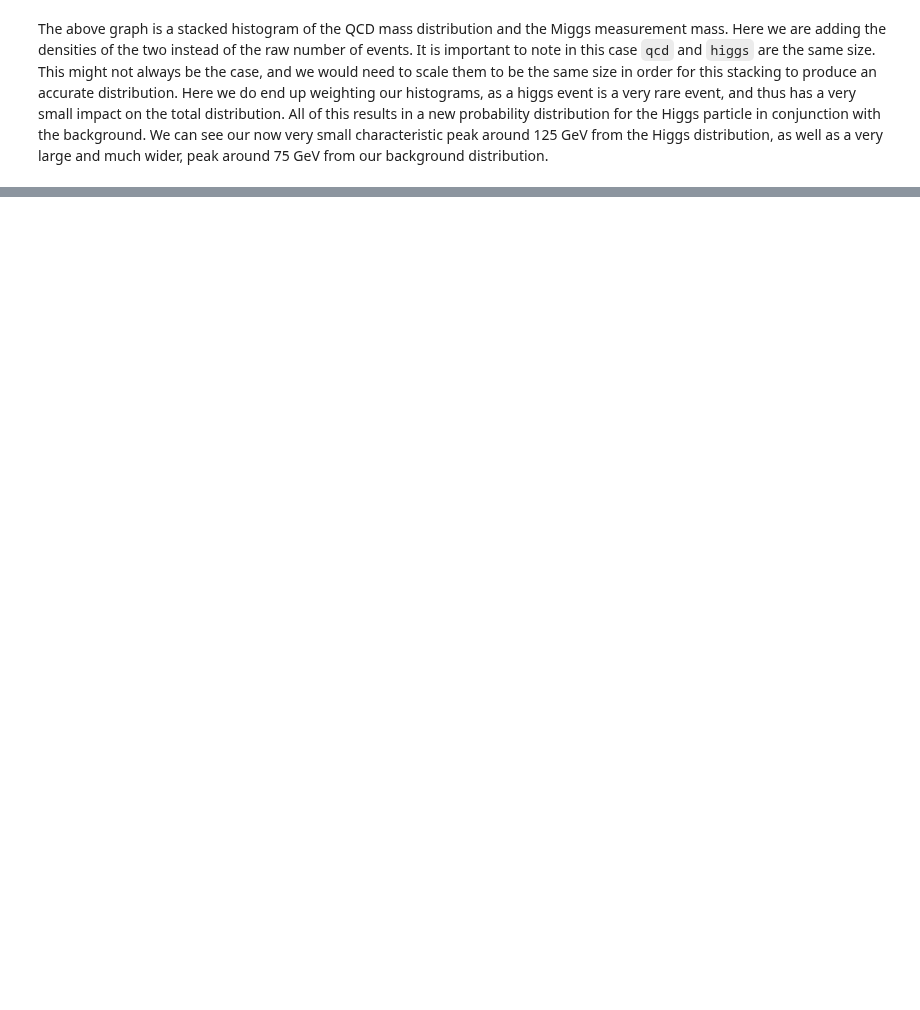
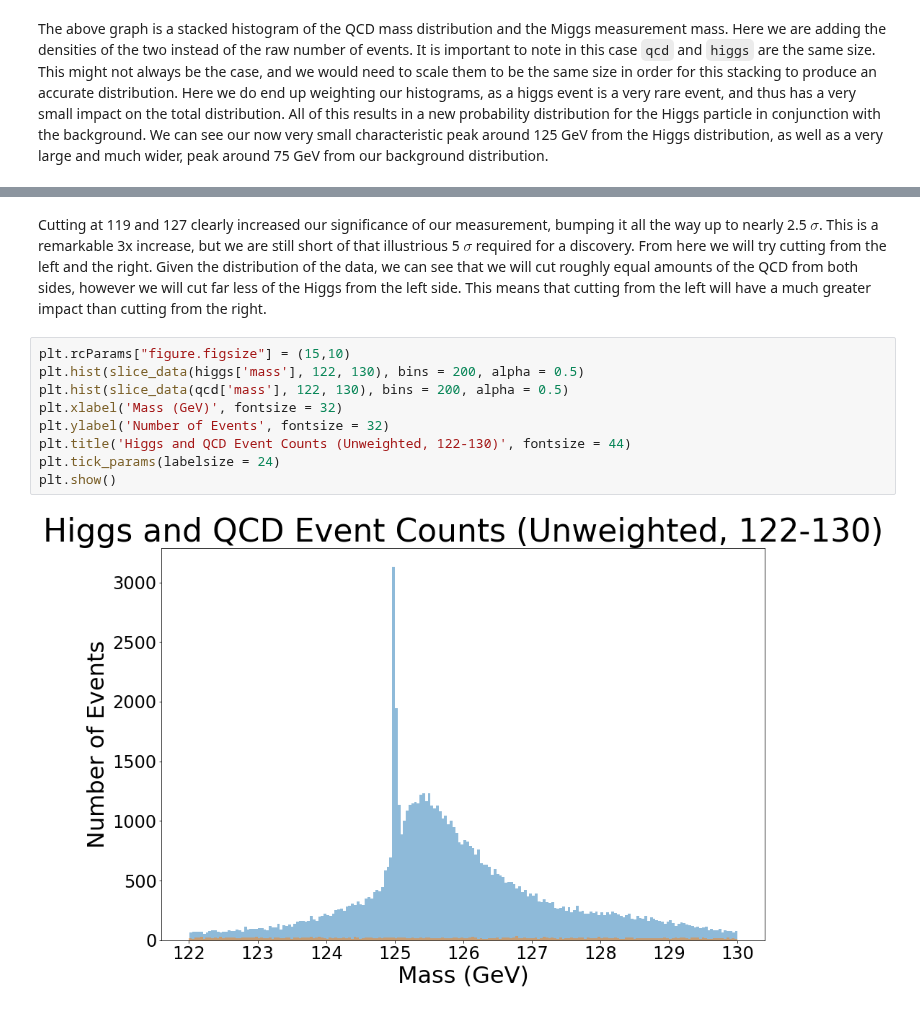
Before and after one commit to WyattOtsuka/PHYS434, a Jupyter notebook: lab7-8.ipynb, the cells around one changed output, grey strips where cells are left out. Drawn from its saved outputs; the diff is of its cells as text; blank space fills up the shorter version.

```diff
--- a/lab7-8.ipynb
+++ b/lab7-8.ipynb
@@ -39,0 +123,13 @@ In the above calculation, we compare our estimated significance to our calculate
+# %% [markdown]
+Cutting at 119 and 127 clearly increased our significance of our measurement, bumping it all the way up to nearly 2.5 $\sigma$. This is a remarkable 3x increase, but we are still short of that illustrious 5 $\sigma$ required for a discovery. From here we will try cutting from the left and the right. Given the distribution of the data, we can see that we will cut roughly equal amounts of the QCD from both sides, however we will cut far less of the Higgs from the left side. This means that cutting from the left will have a much greater impact than cutting from the right.
+# %%
+plt.rcParams["figure.figsize"] = (15,10)
+plt.hist(slice_data(higgs['mass'], 122, 130), bins = 200, alpha = 0.5)
+plt.hist(slice_data(qcd['mass'], 122, 130), bins = 200, alpha = 0.5)
+plt.xlabel('Mass (GeV)', fontsize = 32)
+plt.ylabel('Number of Events', fontsize = 32)
+plt.title('Higgs and QCD Event Counts (Unweighted, 122-130)', fontsize = 44)
+plt.tick_params(labelsize = 24)
+plt.show()
+# %% [output]
+[figure, added]
```
Also changed, not shown: parts of 15 cells of this notebook.
